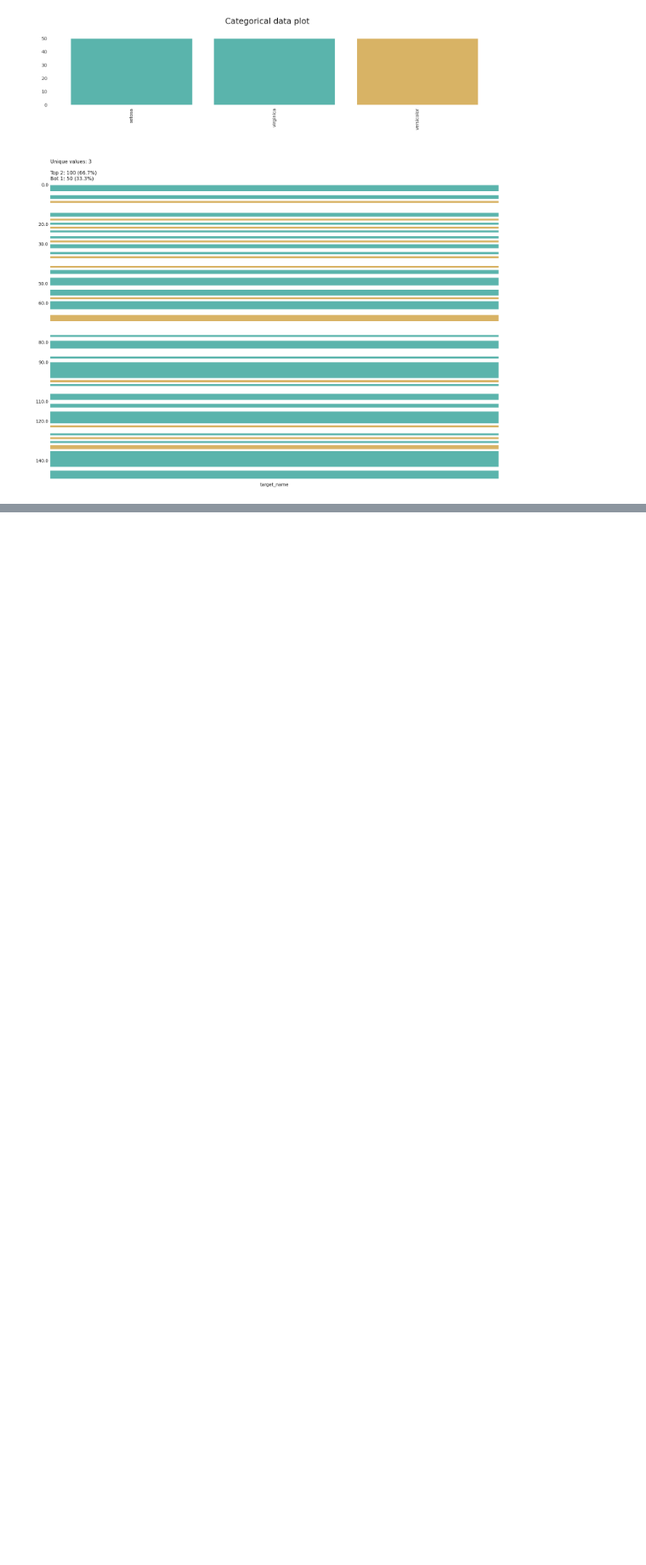
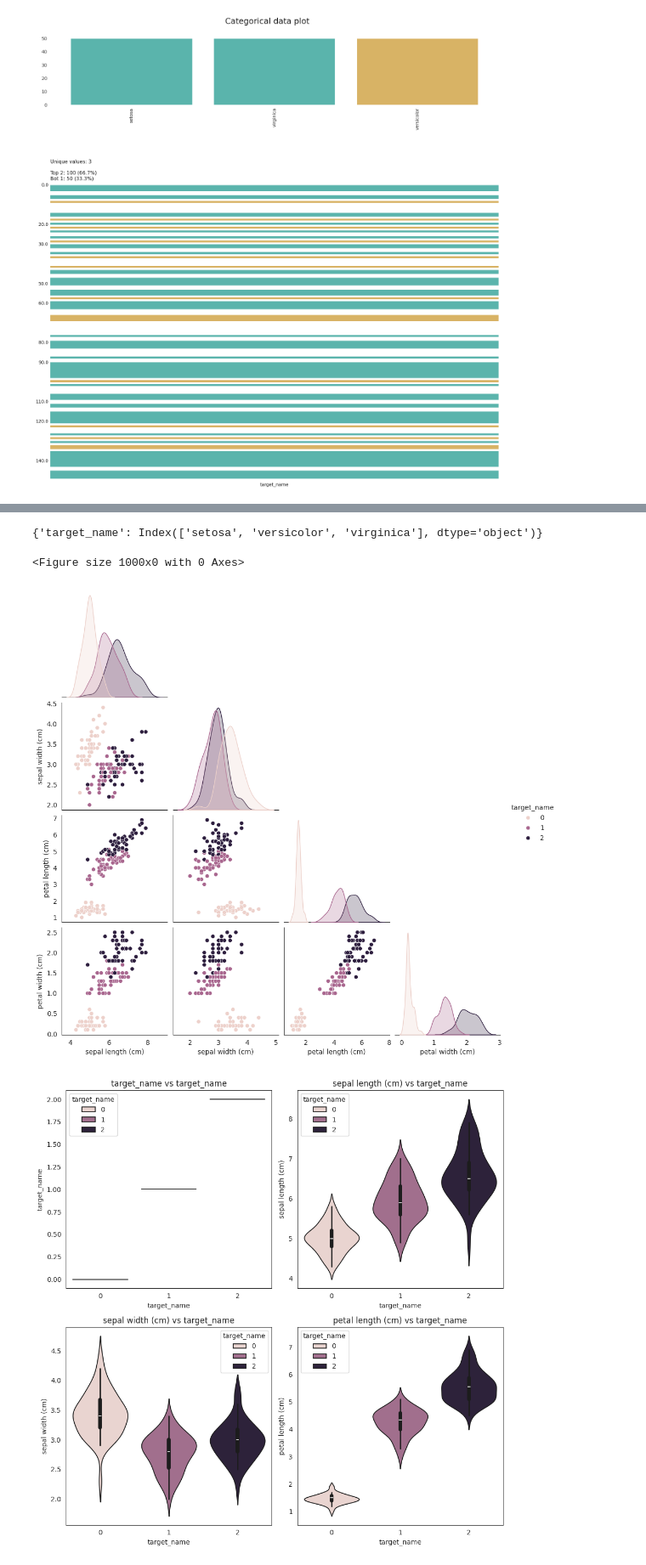
Before and after one commit to bilardi/smltk, a Jupyter notebook: docs/source/usage/datavisualization.ipynb, the cells around one changed output, grey strips where cells are left out. Shown at 85% size. Saved outputs shown, nothing was run; the diff lists cells and outputs as text; code cells hidden in the pictures; blank space fills up the shorter version.

```diff
--- a/docs/source/usage/datavisualization.ipynb
+++ b/docs/source/usage/datavisualization.ipynb
@@ -3,13 +3,15 @@
 
 The package only contains methods to simplify your code, so it doesn't cover all steps of machine learning process, but only those that save you lines of code.
 # %%
-#!pip install smltk==2.2.10
+#!pip install smltk==3.0.0
 
-# import os
-# import sys
-# sys.path.insert(1, os.getcwd() + '/../../../')
-# print(os.getcwd())
-# print(sys.path)
+import os
+import sys
+sys.path.insert(1, os.getcwd() + '/../../../')
+print(os.getcwd())
+print(sys.path)
 
-from smltk.datavisualization import DataVisualization
-dv = DataVisualization()
+from smltk.data_processing import DataProcessing
+from smltk.modeling import ObjectDetection
+dp = DataProcessing()
+od = ObjectDetection()
@@ -224,7 +228,9 @@ dv.plot_dc({
 # %% [markdown]
 ### Example of EDA
 # %%
-df = dv.get_df(data)
+from smltk.data_analysis import DataAnalysis
+da = DataAnalysis()
+df = dp.get_df(data)
 df["target"].unique()
 # %% [output]
 array([0, 1, 2])
@@ -273,0 +285,11 @@ features
+# %%
+categorical_features, df = dp.transform_categories(df)
+categorical_features
+# %% [output]
+{'target_name': Index(['setosa', 'versicolor', 'virginica'], dtype='object')}
+# %%
+features = da.get_eda(target, df, {"sample.frac": 1})
+# %% [output]
+<Figure size 1000x0 with 0 Axes>
+[figure, added]
+[figure, added]
```
Also changed, not shown: parts of 14 cells of this notebook, 34 other files.
